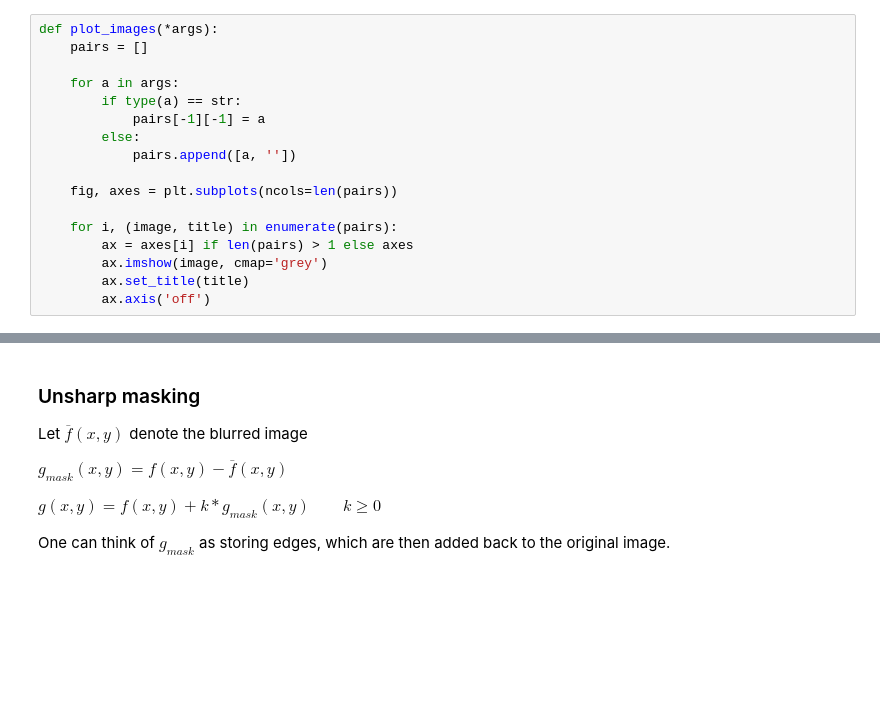
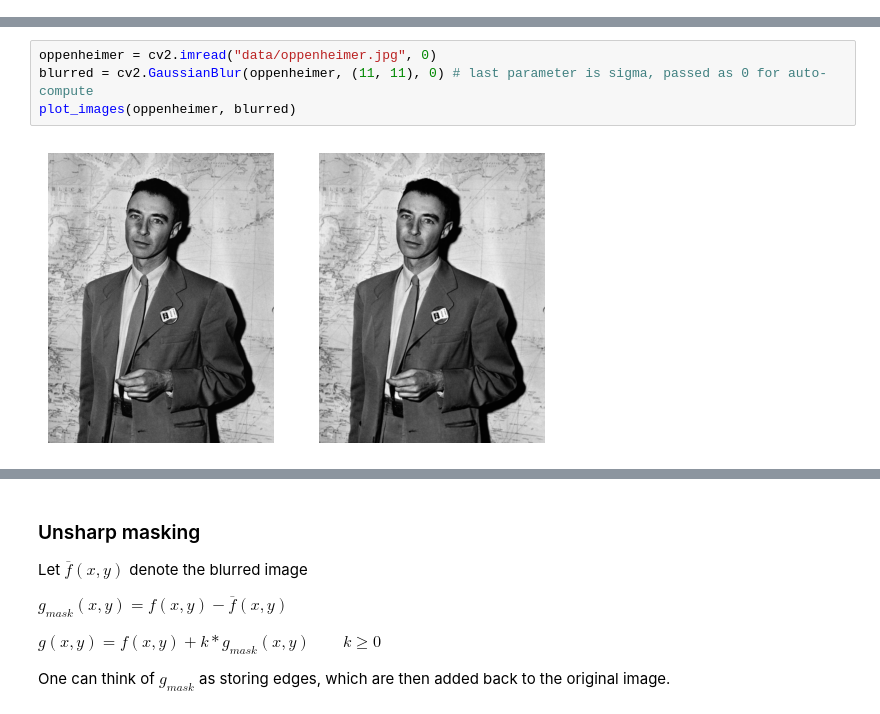
Before and after one commit to absurdusername/LabsSem5, a Jupyter notebook: CV/Lab04.ipynb, the cells around one changed output, grey strips where cells are left out. Saved outputs shown, nothing was run; the diff lists cells and outputs as text; blank space fills up the shorter version.

```diff
--- a/CV/Lab04.ipynb
+++ b/CV/Lab04.ipynb
@@ -5,17 +16,0 @@ import matplotlib.pyplot as plt
-# %%
-def plot_images(*args):
-    pairs = []
-
-    for a in args:
-        if type(a) == str:
-            pairs[-1][-1] = a
-        else:
-            pairs.append([a, ''])
-
-    fig, axes = plt.subplots(ncols=len(pairs))
-
-    for i, (image, title) in enumerate(pairs):
-        ax = axes[i] if len(pairs) > 1 else axes
-        ax.imshow(image, cmap='grey')
-        ax.set_title(title)
-        ax.axis('off')
@@ -21,0 +25,6 @@ def plot_images(*args):
+# %%
+oppenheimer = cv2.imread("data/oppenheimer.jpg", 0)
+blurred = cv2.GaussianBlur(oppenheimer, (11, 11), 0) # last parameter is sigma, passed as 0 for auto-compute
+plot_images(oppenheimer, blurred)
+# %% [output]
+[figure, added]
```
Also changed, not shown: parts of 22 cells of this notebook.
